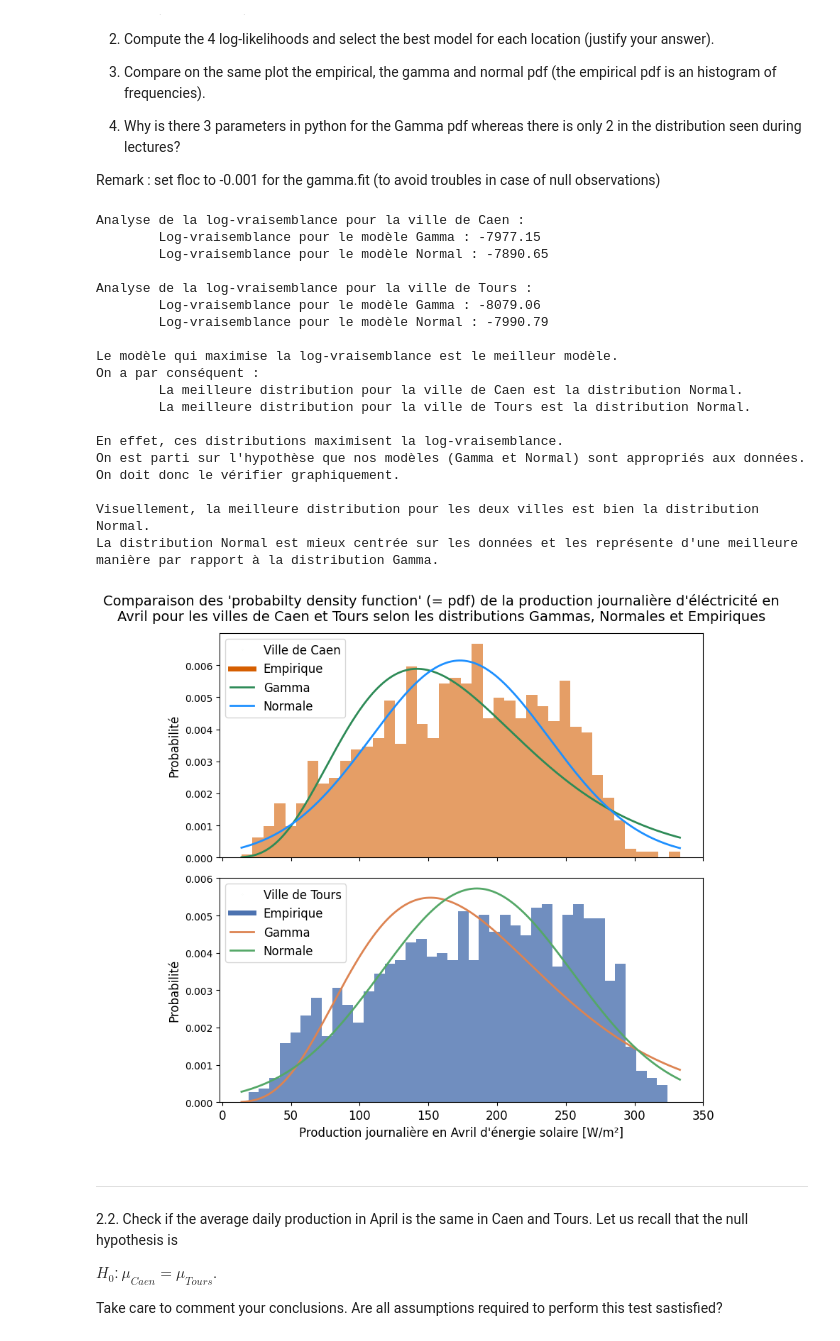
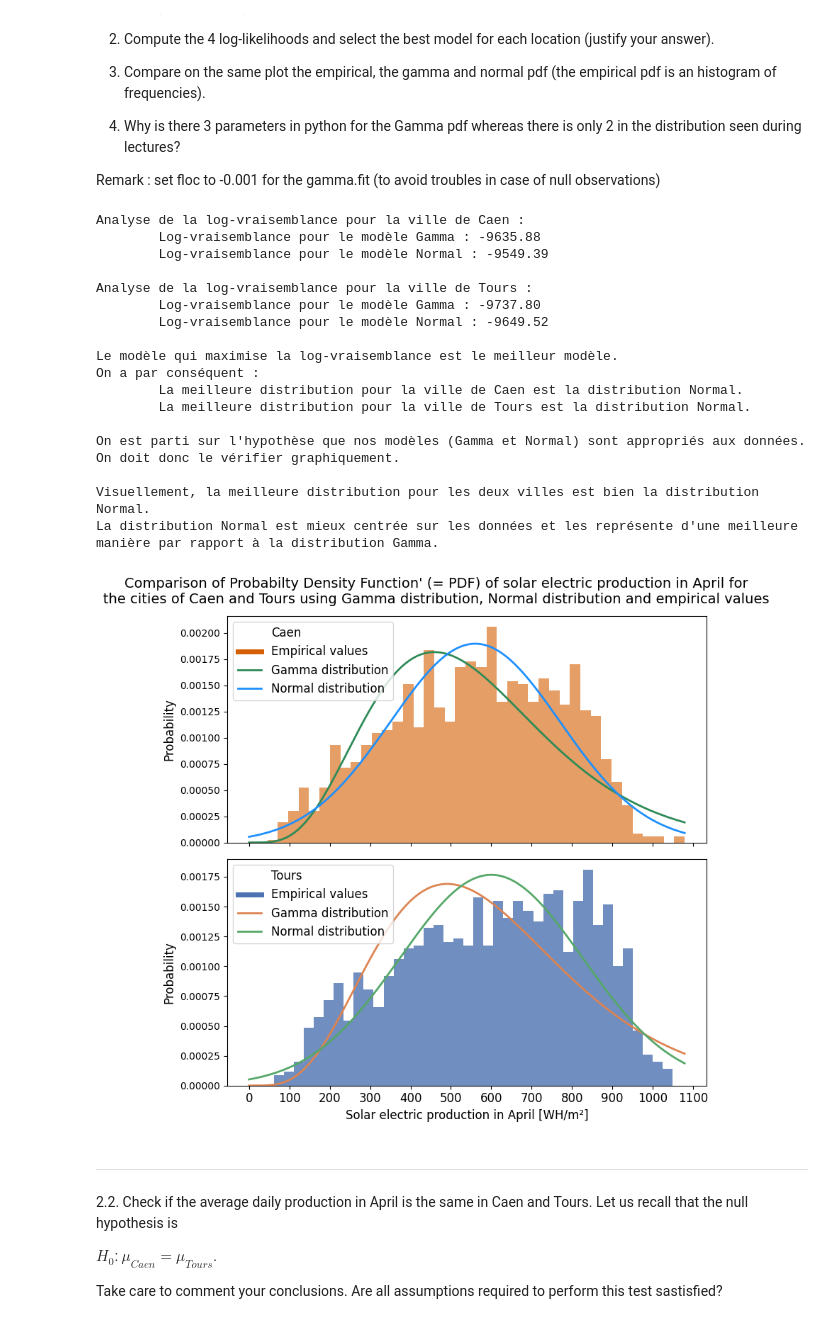
Before and after one commit to Mathis003/LEPL1109-Hackathons, a Jupyter notebook: Hackathon1.ipynb, the cells around one changed output. Drawn from its saved outputs; the diff is of its cells as text; code cells hidden in the pictures.

```diff
--- a/Hackathon1.ipynb
+++ b/Hackathon1.ipynb
@@ -216,21 +222,14 @@ def get_statistics_month(df_month, param_city):
     }
     return statistics_data
 
-P_cr = 0.18
-f_perf = 0.75
-
-# Add new columns to the dataframe
-df['Caen_Wh'] = 24 * P_cr * f_perf * df['Caen']
-df['Tours_Wh'] = 24 * P_cr * f_perf * df['Tours']
-
 means, medians, stds, low_quantile, high_quantile = [], [], [], [], []
 for i in range(1, 13):
     df_month = df[(df['month'] == i)]
-    means.append("{:.2f} | {:.2f}".format(df_month['Caen_Wh'].mean(), df_month['Tours_Wh'].mean()))
-    medians.append("{:.2f} | {:.2f}".format(df_month['Caen_Wh'].median(), df_month['Tours_Wh'].median()))
-    stds.append("{:.2f} | {:.2f}".format(df_month['Caen_Wh'].std(), df_month['Tours_Wh'].std()))
-    low_quantile.append("{:.2f} | {:.2f}".format(df_month['Caen_Wh'].quantile(0.05), df_month['Tours_Wh'].quantile(0.05)))
-    high_quantile.append("{:.2f} | {:.2f}".format(df_month['Caen_Wh'].quantile(0.95), df_month['Tours_Wh'].quantile(0.95)))
+    means.append("{:.2f} | {:.2f}".format(df_month['Caen'].mean(), df_month['Tours'].mean()))
+    medians.append("{:.2f} | {:.2f}".format(df_month['Caen'].median(), df_month['Tours'].median()))
+    stds.append("{:.2f} | {:.2f}".format(df_month['Caen'].std(), df_month['Tours'].std()))
+    low_quantile.append("{:.2f} | {:.2f}".format(df_month['Caen'].quantile(0.05), df_month['Tours'].quantile(0.05)))
+    high_quantile.append("{:.2f} | {:.2f}".format(df_month['Caen'].quantile(0.95), df_month['Tours'].quantile(0.95)))
 
 datas = {'       ': ['January', 'February', 'March', 'April', 'May', 'June', 'July', 'August', 'September', 'October','November', 'December'],
          'Average': means, 'Median': medians, 'Std': stds, 'Quantile 5%': low_quantile, 'Quantile 95%': high_quantile}
@@ -302,61 +301,60 @@ best_models = {'Caen': 'Gamma' if log_likelihood['Caen']['gamma'] > log_likeliho
 print("\nLe modèle qui maximise la log-vraisemblance est le meilleur modèle.\nOn a par conséquent :")
 print("\tLa meilleure distribution pour la ville de Caen est la distribution {}.".format(best_models['Caen']))
 print("\tLa meilleure distribution pour la ville de Tours est la distribution {}.\n".format(best_models['Tours']))
-print("En effet, ces distributions maximisent la log-vraisemblance.\nOn est parti sur l'hypothèse que nos modèles (Gamma et Normal) sont appropriés aux données.\nOn doit donc le vérifier graphiquement.\n")
+print("On est parti sur l'hypothèse que nos modèles (Gamma et Normal) sont appropriés aux données.\nOn doit donc le vérifier graphiquement.\n")
 print("Visuellement, la meilleure distribution pour les deux villes est bien la distribution Normal.")
 print("La distribution Normal est mieux centrée sur les données et les représente d'une meilleure manière par rapport à la distribution Gamma.\n")
 
 
 fig, (ax1, ax2) = plt.subplots(2, 1, figsize=(8, 8), sharex=True)
 
-x_values = np.linspace(df_april['Caen'].min(), df_april['Caen'].max(), 1000)
+x_values = np.linspace(0, max(max(df_april['Caen']), max(df_april['Tours'])), 1000)
 
 ax1.hist(df_april['Caen'], bins=40, density=True, alpha=0.6, color='#D55E00')
 ax1.plot(x_values, distrib_rv['Caen']['gamma'].pdf(x_values), color='#2E8B57', lw=2)
 ax1.plot(x_values, distrib_rv['Caen']['norm'].pdf(x_values), color='#1E90FF', lw=2)
-ax1.set_ylabel('Probabilité', fontsize=12)
-custom_labels = [Line2D([0], [0], marker='o', color='w', label='Ville de Caen', markerfacecolor='g', markersize=1),
+ax1.set_ylabel('Probability', fontsize=12)
+custom_labels = [Line2D([0], [0], marker='o', color='w', label='Caen', markerfacecolor='g', markersize=1),
                  Line2D([0], [0], color='#D55E00', lw=5),
                  Line2D([0], [0], color='#2E8B57', lw=2),
                  Line2D([0], [0], color='#1E90FF', lw=2)]
-ax1.legend(custom_labels,  ['Ville de Caen', 'Empirique', 'Gamma', 'Normale'], fontsize=12, loc='upper left')
+ax1.legend(custom_labels,  ['Caen', 'Empirical values', 'Gamma distribution', 'Normal distribution'], fontsize=12, loc='upper left')
 
 ax2.hist(df_april['Tours'], bins=40, density=True, alpha=0.8, color='#4C72B0', label='Empirique (Tours)')
 ax2.plot(x_values, distrib_rv['Tours']['gamma'].pdf(x_values), color='#DD8452', lw=2, label='Gamma (Tours)')
 ax2.plot(x_values, distrib_rv['Tours']['norm'].pdf(x_values), color='#55A868', lw=2, label='Normale (Tours)')
-ax2.set_xlabel('Production journalière en Avril d\'énergie solaire [W/m²]', fontsize=12)
-ax2.set_ylabel('Probabilité', fontsize=12)
-plt.xticks(np.arange(0, 400, 50), fontsize=12)
+ax2.set_xlabel('Solar electric production in April [WH/m²]', fontsize=12)
+ax2.set_ylabel('Probability', fontsize=12)
+plt.xticks(np.arange(0, 1200, 100), fontsize=12)
 custom_labels = [Line2D([0], [0], marker='o', color='w', label='Ville de Tours', markerfacecolor='g', markersize=1),
                  Line2D([0], [0], color='#4C72B0', lw=5),
                  Line2D([0], [0], color='#DD8452', lw=2),
                  Line2D([0], [0], color='#55A868', lw=2)]
-ax2.legend(custom_labels,  ['Ville de Tours', 'Empirique', 'Gamma', 'Normale'], fontsize=12, loc='upper left')
+ax2.legend(custom_labels,  ['Tours', 'Empirical values', 'Gamma distribution', 'Normal distribution'], fontsize=12, loc='upper left')
 
-plt.suptitle("Comparaison des 'probabilty density function' (= pdf) de la production journalière d\'éléctricité en\nAvril pour les villes de Caen et Tours selon les distributions Gammas, Normales et Empiriques", fontsize=14, y=0.98)
+plt.suptitle("Comparison of Probabilty Density Function' (= PDF) of solar electric production in April for\nthe cities of Caen and Tours using Gamma distribution, Normal distribution and empirical values", fontsize=14, y=0.98)
 plt.tight_layout()
 plt.show()
 # %% [output]
 Analyse de la log-vraisemblance pour la ville de Caen :
-        Log-vraisemblance pour le modèle Gamma : -7977.15
-        Log-vraisemblance pour le modèle Normal : -7890.65
+        Log-vraisemblance pour le modèle Gamma : -9635.88
+        Log-vraisemblance pour le modèle Normal : -9549.39
 
 Analyse de la log-vraisemblance pour la ville de Tours :
-        Log-vraisemblance pour le modèle Gamma : -8079.06
-        Log-vraisemblance pour le modèle Normal : -7990.79
+        Log-vraisemblance pour le modèle Gamma : -9737.80
+        Log-vraisemblance pour le modèle Normal : -9649.52
 
 Le modèle qui maximise la log-vraisemblance est le meilleur modèle.
 On a par conséquent :
         La meilleure distribution pour la ville de Caen est la distribution Normal.
         La meilleure distribution pour la ville de Tours est la distribution Normal.
 
-En effet, ces distributions maximisent la log-vraisemblance.
 On est parti sur l'hypothèse que nos modèles (Gamma et Normal) sont appropriés aux données.
 On doit donc le vérifier graphiquement.
 
 Visuellement, la meilleure distribution pour les deux villes est bien la distribution Normal.
 La distribution Normal est mieux centrée sur les données et les représente d'une meilleure manière par rapport à la distribution Gamma.
-[figure, old version]
+[figure, new version]
 # %% [markdown]
 ---
 
```
Also changed, not shown: parts of 9 cells of this notebook.
